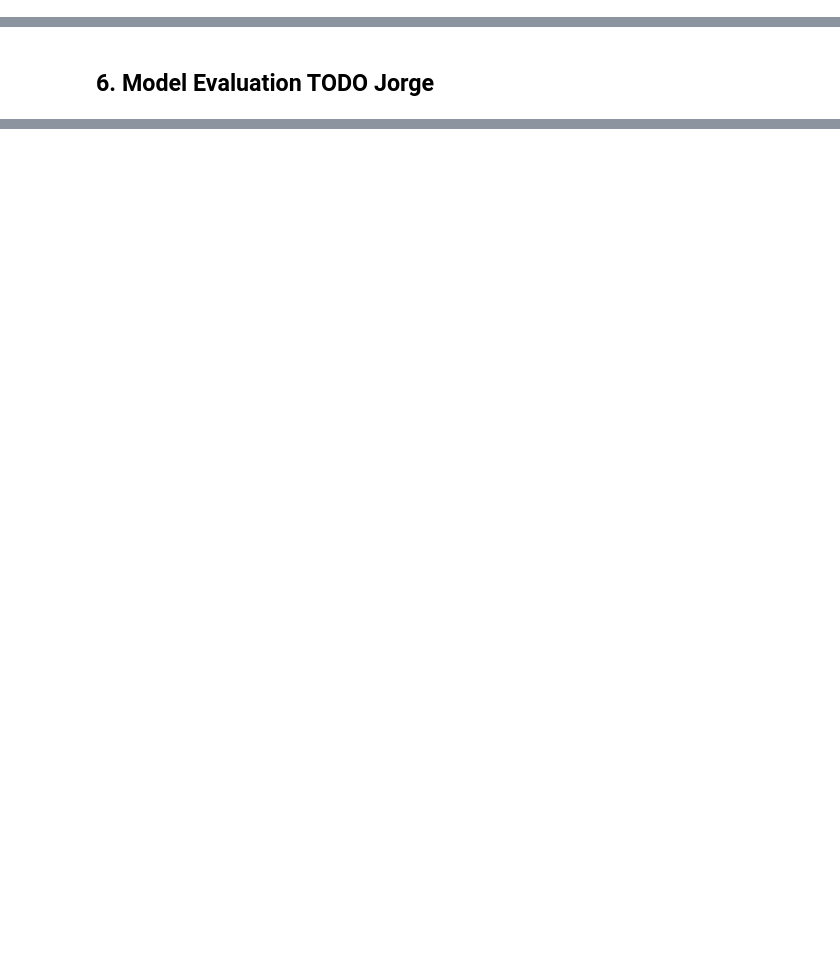
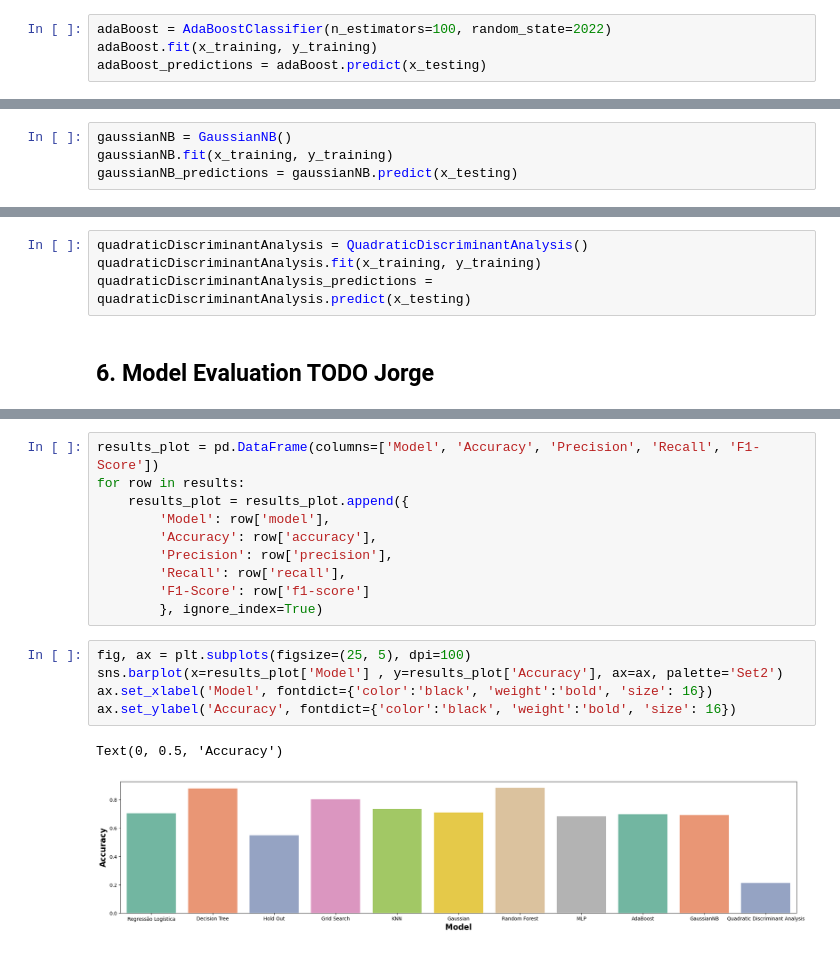
Before and after one commit to rsaSantos/DAA-Project, a Jupyter notebook: Task 2 (Competition)/incidents.ipynb, the cells around one changed output, grey strips where cells are left out. Cells and saved outputs as stored; diff of their text form; blank space fills up the shorter version.

Commit message:
more models

```diff
--- a/Task 2 (Competition)/incidents.ipynb
+++ b/Task 2 (Competition)/incidents.ipynb
@@ -495,0 +482,4 @@ weighted avg       0.80      0.80      0.80      2500
+# %%
+adaBoost = AdaBoostClassifier(n_estimators=100, random_state=2022)
+adaBoost.fit(x_training, y_training)
+adaBoost_predictions = adaBoost.predict(x_testing)
@@ -495,0 +488,4 @@ weighted avg       0.80      0.80      0.80      2500
+# %%
+gaussianNB = GaussianNB()
+gaussianNB.fit(x_training, y_training)
+gaussianNB_predictions = gaussianNB.predict(x_testing)
@@ -496,2 +494,6 @@ weighted avg       0.80      0.80      0.80      2500
+# %%
+quadraticDiscriminantAnalysis = QuadraticDiscriminantAnalysis()
+quadraticDiscriminantAnalysis.fit(x_training, y_training)
+quadraticDiscriminantAnalysis_predictions = quadraticDiscriminantAnalysis.predict(x_testing)
 # %% [markdown]
 ## 6. Model Evaluation TODO Jorge
@@ -499,0 +672,18 @@ weighted avg       0.80      0.80      0.80      2500
+# %%
+results_plot = pd.DataFrame(columns=['Model', 'Accuracy', 'Precision', 'Recall', 'F1-Score'])
+for row in results:
+    results_plot = results_plot.append({
+        'Model': row['model'],
+        'Accuracy': row['accuracy'],
+        'Precision': row['precision'],
+        'Recall': row['recall'],
+        'F1-Score': row['f1-score']
+        }, ignore_index=True)
+# %%
+fig, ax = plt.subplots(figsize=(25, 5), dpi=100)
+sns.barplot(x=results_plot['Model'] , y=results_plot['Accuracy'], ax=ax, palette='Set2')
+ax.set_xlabel('Model', fontdict={'color':'black', 'weight':'bold', 'size': 16})
+ax.set_ylabel('Accuracy', fontdict={'color':'black', 'weight':'bold', 'size': 16})
+# %% [output]
+Text(0, 0.5, 'Accuracy')
+[figure, added]
```
Also changed, not shown: parts of 46 cells of this notebook.
